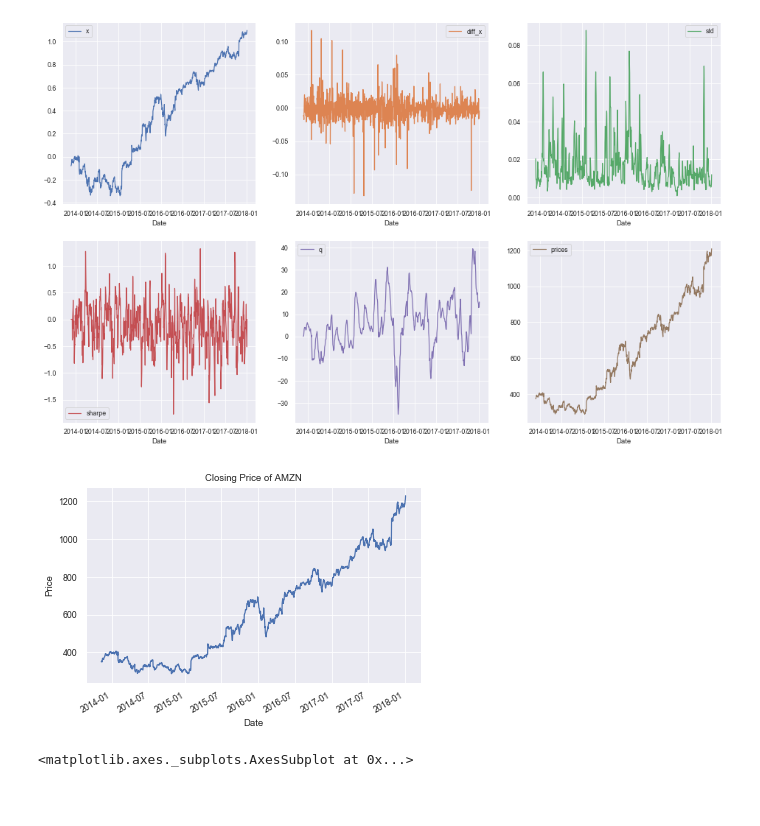
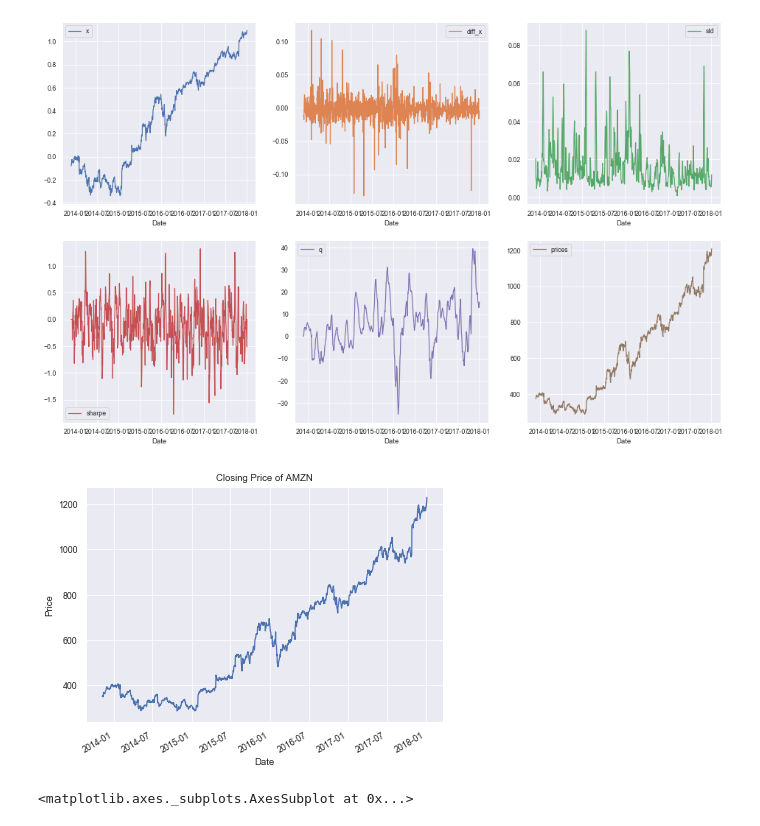
Before and after one commit to AaruranLog/rl-trading, a Jupyter notebook: data-study.ipynb, the cells around one changed output. Cells and saved outputs as stored; diff of their text form; code cells hidden in the pictures; blank space fills up the shorter version.

Commit message:
resizing plots

```diff
--- a/data-study.ipynb
+++ b/data-study.ipynb
@@ -134,14 +134,18 @@ plt.show()
 # %% [output]
 [figure]
 # %%
+from matplotlib import rcParams
+rcParams['figure.figsize'] = (6.4, 4.8)
 amzn_env = TradingWithRedditEnv('AMZN')
 amzn_env.prices.plot()
+
+
 plt.ylabel('Price')
 plt.title('Closing Price of AMZN')
-# plt.savefig('plots/nonstationary-prices-amazon.png')
+plt.savefig('plots/nonstationary-prices-amazon.png')
 plt.show()
 # %% [output]
-[figure, old version]
+[figure, new version]
 # %%
 amzn_env = TradingWithRedditEnv('AMZN')
 amzn_env.embedding_lookup.groupby('date').count().plot()
```
Also changed, not shown: parts of 1 cell of this notebook, 3 other files.
